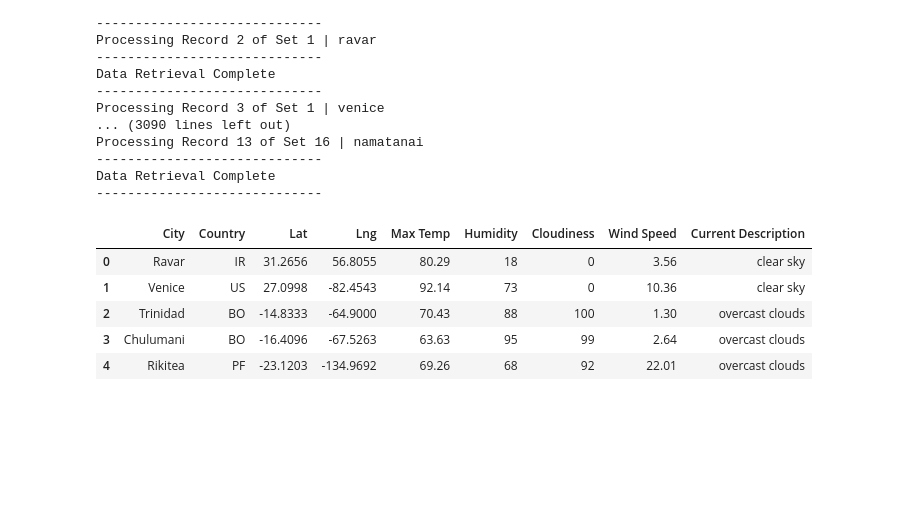
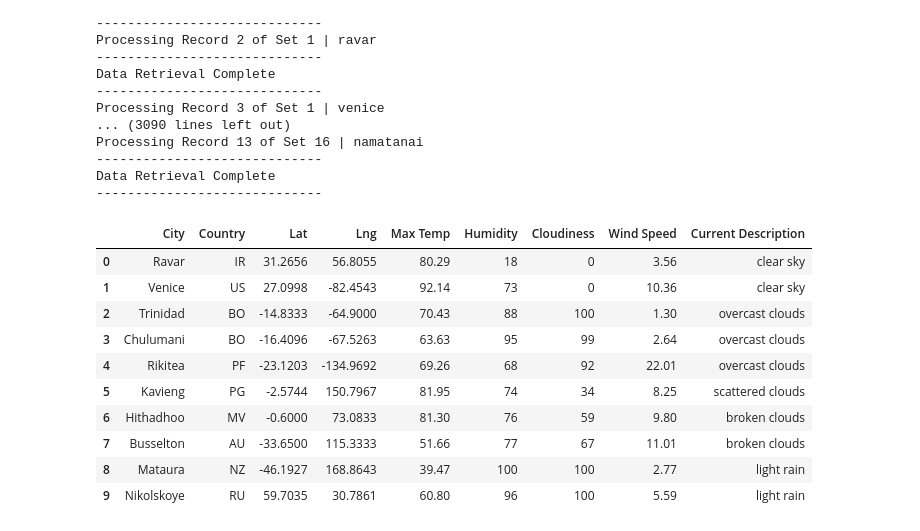
Before and after one commit to AndyMauvais/World_Weather_Analysis, a Jupyter notebook: Weather_Database/Weather_Database.ipynb, the cells around one changed output. Drawn from its saved outputs; the diff is of its cells as text; code cells hidden in the pictures; blank space fills up the shorter version.

```diff
--- a/Weather_Database/Weather_Database.ipynb
+++ b/Weather_Database/Weather_Database.ipynb
@@ -117,14 +117,19 @@ Data Retrieval Complete
 # %%
 # Convert the array of dictionaries to a Pandas DataFrame.
 city_data_df = pd.DataFrame(city_data)
-city_data_df.head()
+city_data_df.head(10)
 # %% [output]
 |  | City | Country | Lat | Lng | Max Temp | Humidity | Cloudiness | Wind Speed | Current Description |
 | 0 | Ravar | IR | 31.2656 | 56.8055 | 80.29 | 18 | 0 | 3.56 | clear sky |
 | 1 | Venice | US | 27.0998 | -82.4543 | 92.14 | 73 | 0 | 10.36 | clear sky |
 | 2 | Trinidad | BO | -14.8333 | -64.9000 | 70.43 | 88 | 100 | 1.30 | overcast clouds |
 | 3 | Chulumani | BO | -16.4096 | -67.5263 | 63.63 | 95 | 99 | 2.64 | overcast clouds |
 | 4 | Rikitea | PF | -23.1203 | -134.9692 | 69.26 | 68 | 92 | 22.01 | overcast clouds |
+| 5 | Kavieng | PG | -2.5744 | 150.7967 | 81.95 | 74 | 34 | 8.25 | scattered clouds |
+| 6 | Hithadhoo | MV | -0.6000 | 73.0833 | 81.30 | 76 | 59 | 9.80 | broken clouds |
+| 7 | Busselton | AU | -33.6500 | 115.3333 | 51.66 | 77 | 67 | 11.01 | broken clouds |
+| 8 | Mataura | NZ | -46.1927 | 168.8643 | 39.47 | 100 | 100 | 2.77 | light rain |
+| 9 | Nikolskoye | RU | 59.7035 | 30.7861 | 60.80 | 96 | 100 | 5.59 | light rain |
 # %%
 #Export Dataframe to CSV
 city_data_df.to_csv("WeatherPy_Database.csv", index_label="City_ID")
```
Also changed, not shown: 7 other files.
